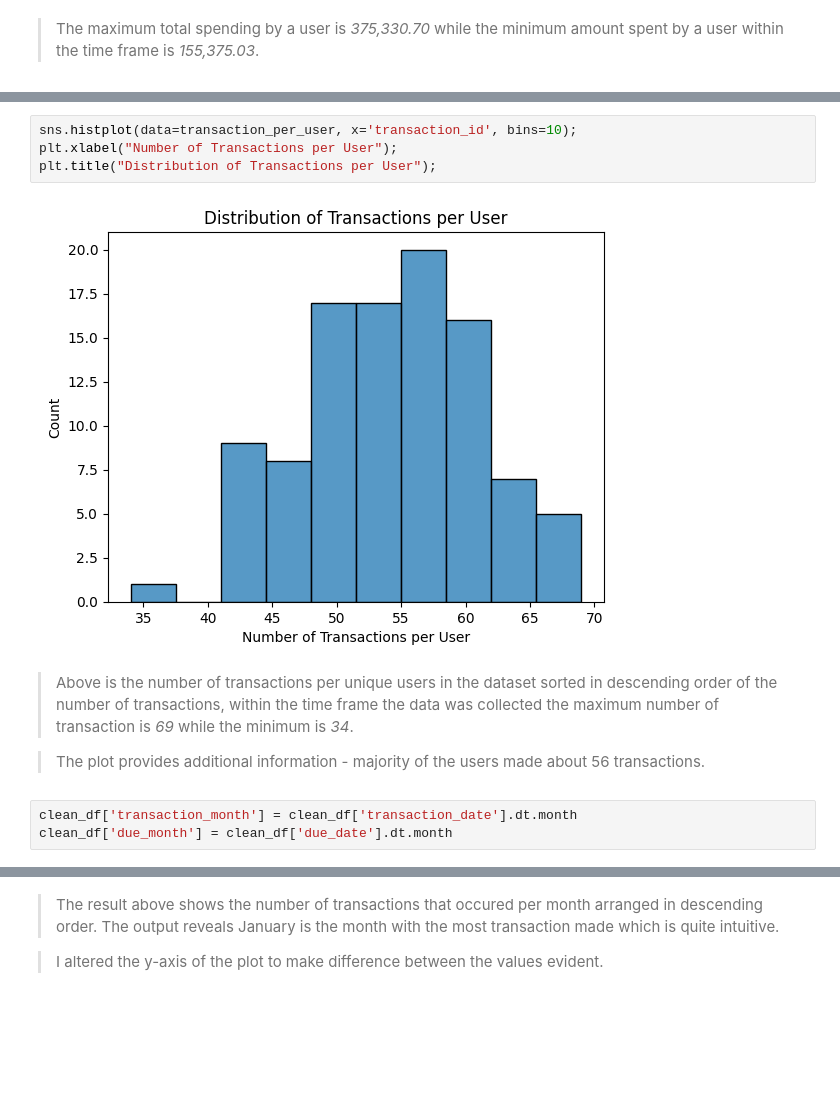
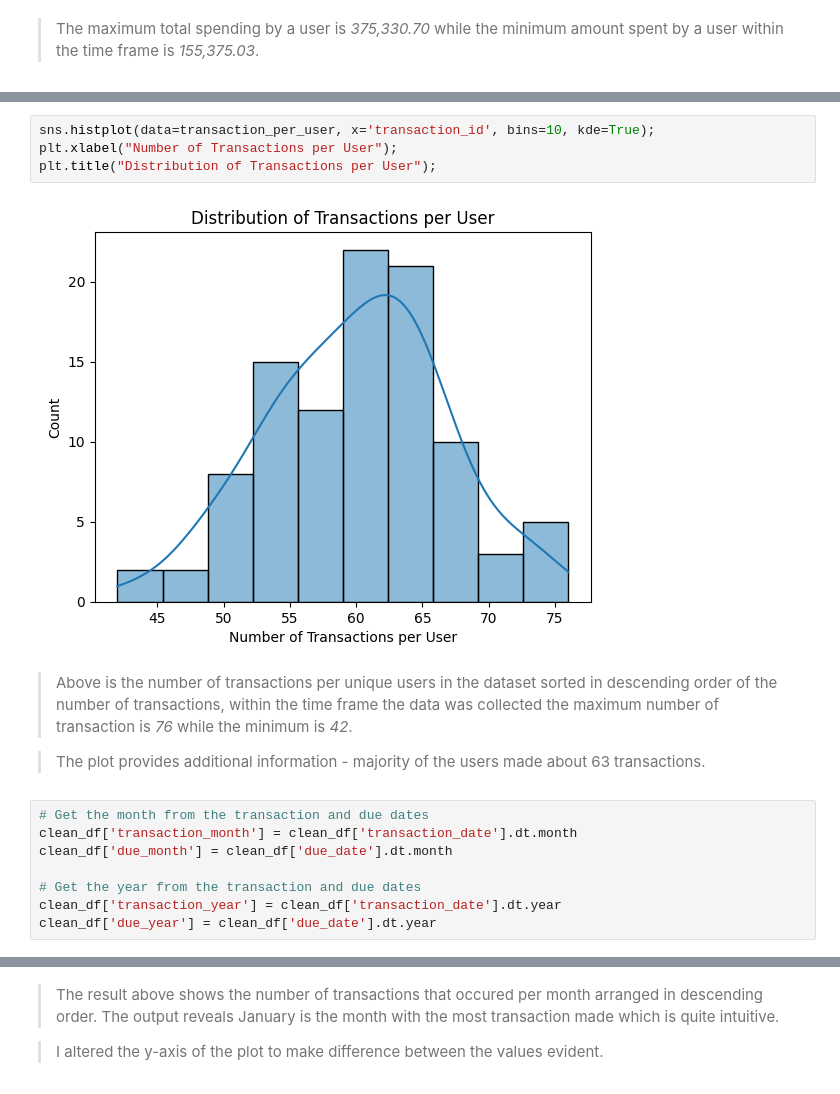
Before and after one commit to AduragbemiOyinlola/greensols, a Jupyter notebook: greensol_credit_scoring_assessment.ipynb, the cells around one changed output, grey strips where cells are left out. Saved outputs shown, nothing was run; the diff lists cells and outputs as text; blank space fills up the shorter version.

```diff
--- a/greensol_credit_scoring_assessment.ipynb
+++ b/greensol_credit_scoring_assessment.ipynb
@@ -177,17 +184,22 @@ transaction_per_user
 100 rows × 2 columns
 # %%
-sns.histplot(data=transaction_per_user, x='transaction_id', bins=10);
+sns.histplot(data=transaction_per_user, x='transaction_id', bins=10, kde=True);
 plt.xlabel("Number of Transactions per User");
 plt.title("Distribution of Transactions per User");
 # %% [output]
-[figure, old version]
+[figure, new version]
 # %% [markdown]
-> Above is the number of transactions per unique users in the dataset sorted in descending order of the number of transactions, within the time frame the data was collected the maximum number of transaction is *69* while the minimum is *34*.
+> Above is the number of transactions per unique users in the dataset sorted in descending order of the number of transactions, within the time frame the data was collected the maximum number of transaction is *76* while the minimum is *42*.
 
-> The plot provides additional information - majority of the users made about 56 transactions.
+> The plot provides additional information - majority of the users made about 63 transactions.
 # %%
+# Get the month from the transaction and due dates
 clean_df['transaction_month'] = clean_df['transaction_date'].dt.month
 clean_df['due_month'] = clean_df['due_date'].dt.month
+
+# Get the year from the transaction and due dates
+clean_df['transaction_year'] = clean_df['transaction_date'].dt.year
+clean_df['due_year'] = clean_df['due_date'].dt.year
 # %%
 print(clean_df['transaction_month'].unique())
 print(clean_df['due_month'].unique())
```
Also changed, not shown: parts of 17 cells of this notebook.
